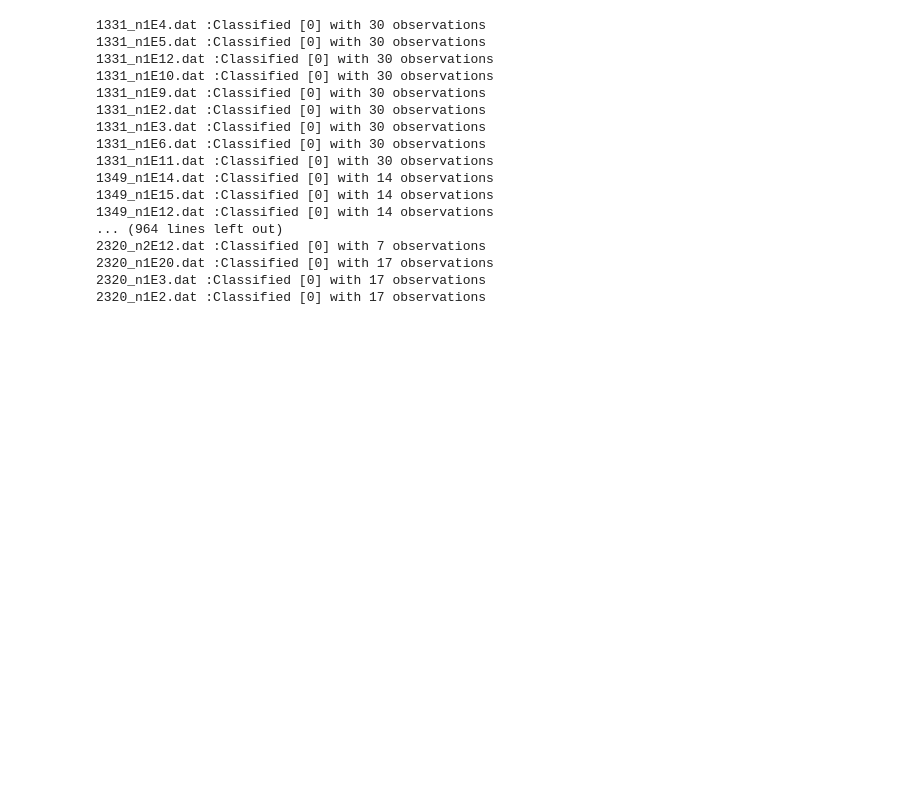
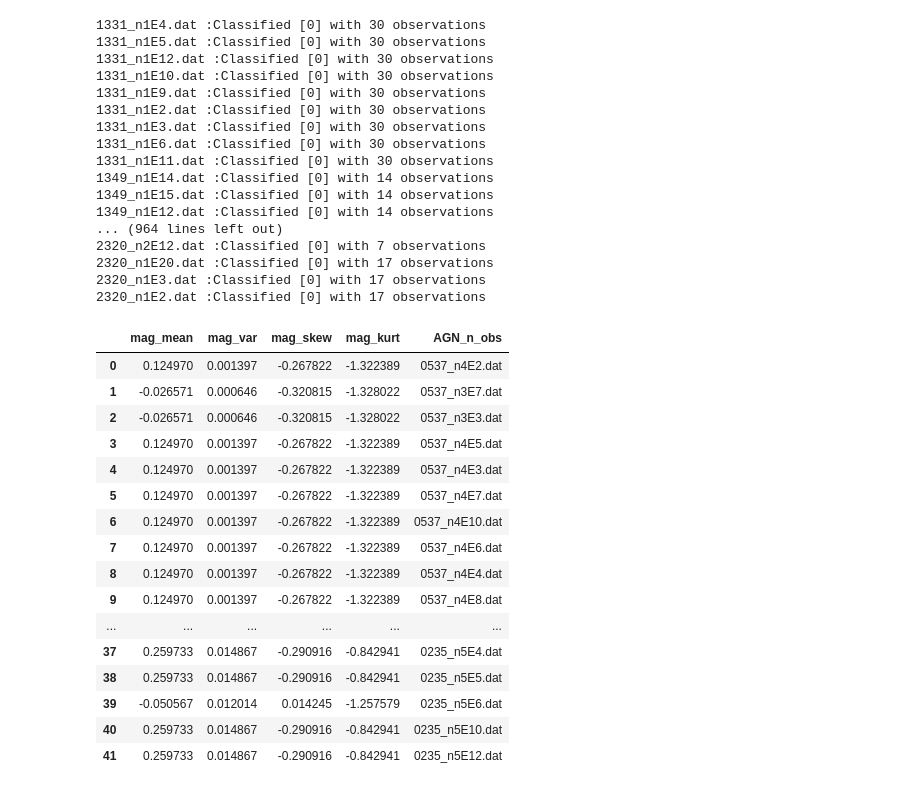
Before and after one commit to manulv96/Tesis, a Jupyter notebook: AGNs_classification.ipynb, the cells around one changed output. Cells and saved outputs as stored; diff of their text form; code cells hidden in the pictures; blank space fills up the shorter version.

```diff
--- a/AGNs_classification.ipynb
+++ b/AGNs_classification.ipynb
@@ -662,7 +662,8 @@ names_agns
 
 path = '/home/anakin/Documents/Tesis/Codigo/obs/' #path to main directory
 filelist = os.listdir(path)
-
+df_obs = []
+names1 = []
 #Make empty list to store all paths to subdirectories in.
 path2 = []
 for x in filelist:
@@ -690,14 +691,23 @@ for i in path2:
             # Convert lists to a DataFrame
             features_df_obs = pd.DataFrame(data_features_obs)
 
-             # Save the DataFrame to a CSV file
-            features_df_obs.to_csv('observations_AGNs.csv', index=False)
-
             # Predict with the model
             predicted = rf_classifier.predict(features_df_obs)
 
+            print(j, ':Classified', predicted, 'with', long, 'observations')
 
-            print(j, ':Classified', predicted, 'with', long, 'observations')
+            if long >= 30 and predicted == 1:
+
+                df_obs.append(features_obs)
+                names1.append(j)
+
+
+# Convert lists to a DataFrame
+df_obs = pd.DataFrame(df_obs)
+df_obs['AGN_n_obs'] = names1
+
+ # Save the DataFrame to a CSV file
+df_obs.to_csv('observations_AGNs.csv', index=False)
 # %% [output]
 1331_n1E4.dat :Classified [0] with 30 observations
 1331_n1E5.dat :Classified [0] with 30 observations
@@ -716,3 +726,23 @@ for i in path2:
 2320_n1E20.dat :Classified [0] with 17 observations
 2320_n1E3.dat :Classified [0] with 17 observations
 2320_n1E2.dat :Classified [0] with 17 observations
+# %%
+df_obs
+# %% [output]
+|  | mag_mean | mag_var | mag_skew | mag_kurt | AGN_n_obs |
+| 0 | 0.124970 | 0.001397 | -0.267822 | -1.322389 | 0537_n4E2.dat |
+| 1 | -0.026571 | 0.000646 | -0.320815 | -1.328022 | 0537_n3E7.dat |
+| 2 | -0.026571 | 0.000646 | -0.320815 | -1.328022 | 0537_n3E3.dat |
+| 3 | 0.124970 | 0.001397 | -0.267822 | -1.322389 | 0537_n4E5.dat |
+| 4 | 0.124970 | 0.001397 | -0.267822 | -1.322389 | 0537_n4E3.dat |
+| 5 | 0.124970 | 0.001397 | -0.267822 | -1.322389 | 0537_n4E7.dat |
+| 6 | 0.124970 | 0.001397 | -0.267822 | -1.322389 | 0537_n4E10.dat |
+| 7 | 0.124970 | 0.001397 | -0.267822 | -1.322389 | 0537_n4E6.dat |
+| 8 | 0.124970 | 0.001397 | -0.267822 | -1.322389 | 0537_n4E4.dat |
+| 9 | 0.124970 | 0.001397 | -0.267822 | -1.322389 | 0537_n4E8.dat |
+| ... | ... | ... | ... | ... | ... |
+| 37 | 0.259733 | 0.014867 | -0.290916 | -0.842941 | 0235_n5E4.dat |
+| 38 | 0.259733 | 0.014867 | -0.290916 | -0.842941 | 0235_n5E5.dat |
+| 39 | -0.050567 | 0.012014 | 0.014245 | -1.257579 | 0235_n5E6.dat |
+| 40 | 0.259733 | 0.014867 | -0.290916 | -0.842941 | 0235_n5E10.dat |
+| 41 | 0.259733 | 0.014867 | -0.290916 | -0.842941 | 0235_n5E12.dat |
```
Also changed, not shown: parts of 6 cells of this notebook.
